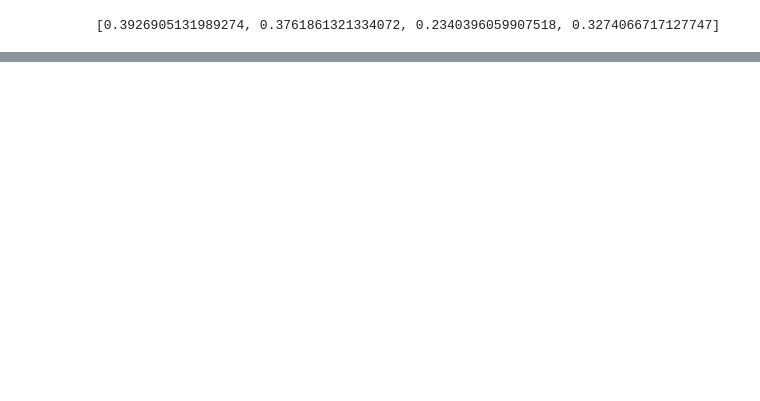
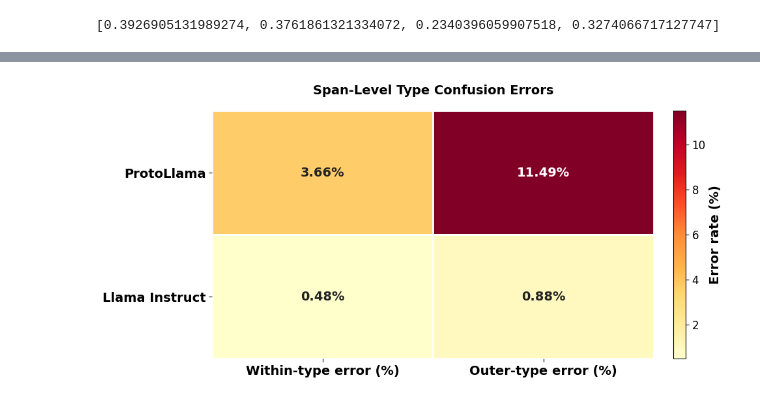
Before and after one commit to philipmunster/NLP-exam-Few-NERD, a Jupyter notebook: proto-results-eda.ipynb, the cells around one changed output, grey strips where cells are left out. Drawn from its saved outputs; the diff is of its cells as text; code cells hidden in the pictures; blank space fills up the shorter version.

```diff
--- a/proto-results-eda.ipynb
+++ b/proto-results-eda.ipynb
@@ -234,0 +231,56 @@ plt.show()
+# %%
+# Report-ready error matrix for 5-way 5-shot comparison
+from pathlib import Path
+
+within_error = np.array([0.036572, 0.004846]) * 100
+outer_error = np.array([0.114942, 0.0088369]) * 100
+model_name = ["ProtoLlama", "Llama Instruct"]
+
+error_matrix = pd.DataFrame(
+    {
+        "Within-type error (%)": within_error,
+        "Outer-type error (%)": outer_error,
+    },
+    index=model_name,
+)
+
+fig, ax = plt.subplots(figsize=(10, 5))
+im = ax.imshow(error_matrix, cmap="YlOrRd", aspect="auto")
+
+ax.set_xticks(np.arange(error_matrix.shape[1]))
+ax.set_yticks(np.arange(error_matrix.shape[0]))
+ax.set_xticklabels(error_matrix.columns, fontsize=14, fontweight="bold")
+ax.set_yticklabels(error_matrix.index, fontsize=14, fontweight="bold")
+ax.set_title("Span-Level Type Confusion Errors", fontsize=14, fontweight="bold", pad=18)
+
+for i in range(error_matrix.shape[0]):
+    for j in range(error_matrix.shape[1]):
+        value = error_matrix.iloc[i, j]
+        ax.text(
+            j,
+            i,
+            f"{value:.2f}%",
+            ha="center",
+            va="center",
+            fontsize=14,
+            fontweight="bold",
+            color="white" if value > error_matrix.values.max() * 0.55 else "#222222",
+        )
+
+cbar = fig.colorbar(im, ax=ax, fraction=0.046, pad=0.04)
+cbar.set_label("Error rate (%)", fontsize=14, fontweight="bold")
+cbar.ax.tick_params(labelsize=12)
+
+ax.spines[:].set_visible(False)
+ax.set_xticks(np.arange(error_matrix.shape[1] + 1) - 0.5, minor=True)
+ax.set_yticks(np.arange(error_matrix.shape[0] + 1) - 0.5, minor=True)
+ax.grid(which="minor", color="white", linestyle="-", linewidth=2)
+ax.tick_params(which="minor", bottom=False, left=False)
+
+plt.tight_layout()
+Path("figures").mkdir(exist_ok=True)
+fig.savefig("figures/type_confusion_error_matrix.png", dpi=300, bbox_inches="tight")
+fig.savefig("figures/type_confusion_error_matrix.pdf", bbox_inches="tight")
+plt.show()
+# %% [output]
+[figure, added]
```
Also changed, not shown: parts of 5 cells of this notebook, 29 other files.
